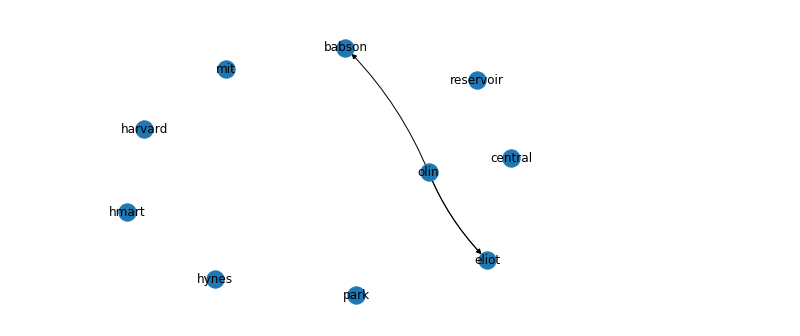
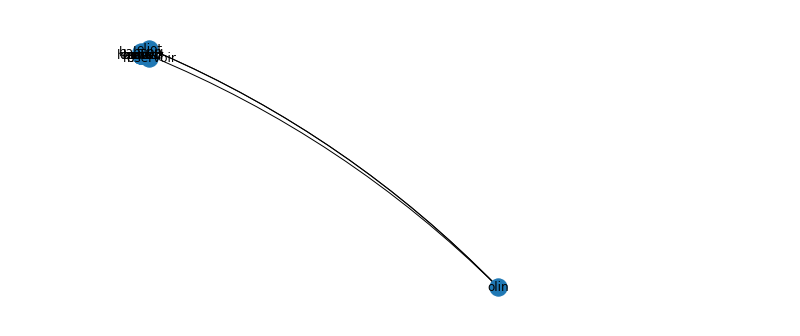
Before and after one commit to sdaitzman/BubblePopperTransit, a Jupyter notebook: data_parse.ipynb, the cells around one changed output. Drawn from its saved outputs; the diff is of its cells as text; code cells hidden in the pictures.

```diff
--- a/data_parse.ipynb
+++ b/data_parse.ipynb
@@ -1,33 +1,35 @@
 # %%
 import networkx as nx
 from datastructure import LocationNode, TransitEdge, Timing
 import matplotlib.pyplot as plt
 import json
 
 with open('map.json') as f:
     data = json.load(f)
 
 G = nx.MultiDiGraph()
 
 for i in data['places']:
-    G.add_node(i['name'], node=LocationNode(coords=i['coords']))
+    G.add_node(i['name'], node=LocationNode(coords=tuple(i['coords'])))
 
 # G.nodes(data=True)
 
 G.add_edge('olin', 'eliot', path = TransitEdge(calories=100))
 G.add_edge('olin', 'eliot', path = TransitEdge(calories=200))
 G.add_edge('olin', 'babson', path = TransitEdge(calories=10))
 
 # print(G.edges[olin, eliot, 0]['path'].calories)
 
-pos = nx.spring_layout(G)
+# pos = nx.spring_layout(G)
+pos = {i:G.nodes[i]['node'].coords for i in nx.get_node_attributes(G, 'node')}
+
 
 # edge_labels=dict([((u,v,),d['length']) for u,v,d in G.edges(data=True)])
 # labels={i:i.name for i in G.nodes()}
 
 nx.draw(G, pos, with_labels=True, connectionstyle='arc3, rad = 0.1')
 # nx.draw_networkx_edge_labels(G, pos, label_pos=0.3, font_size=7)
 
 plt.show()
 # %% [output]
-[figure, old version]
+[figure, new version]
```
Also changed, not shown: parts of 1 cell of this notebook, 2 other files.
